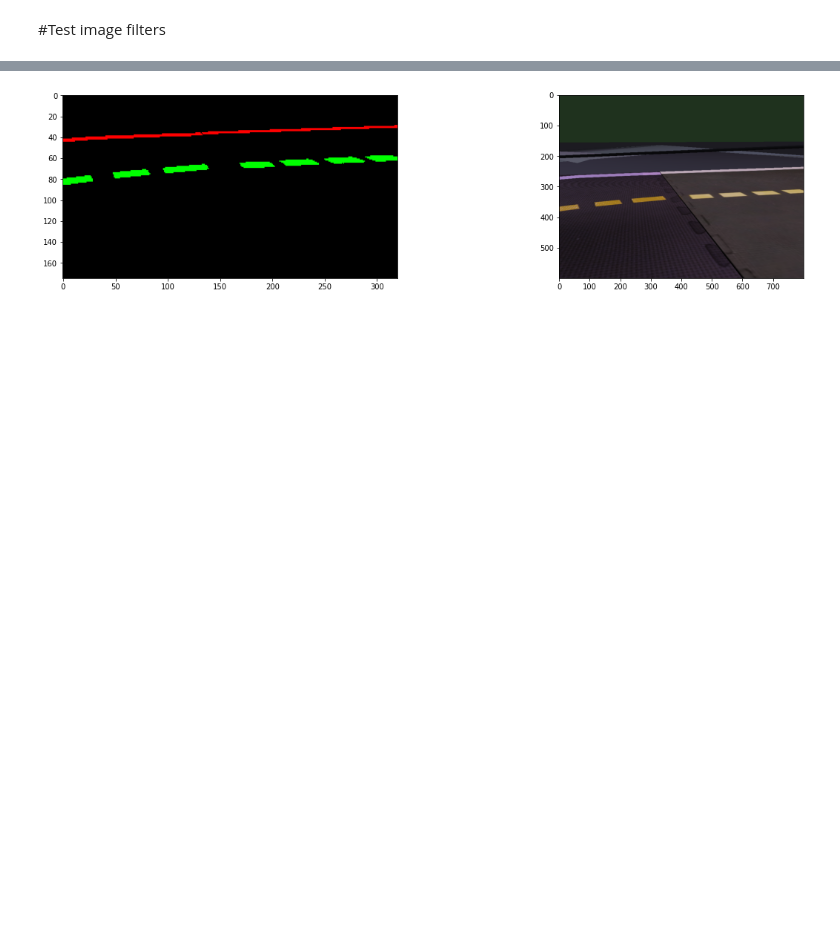
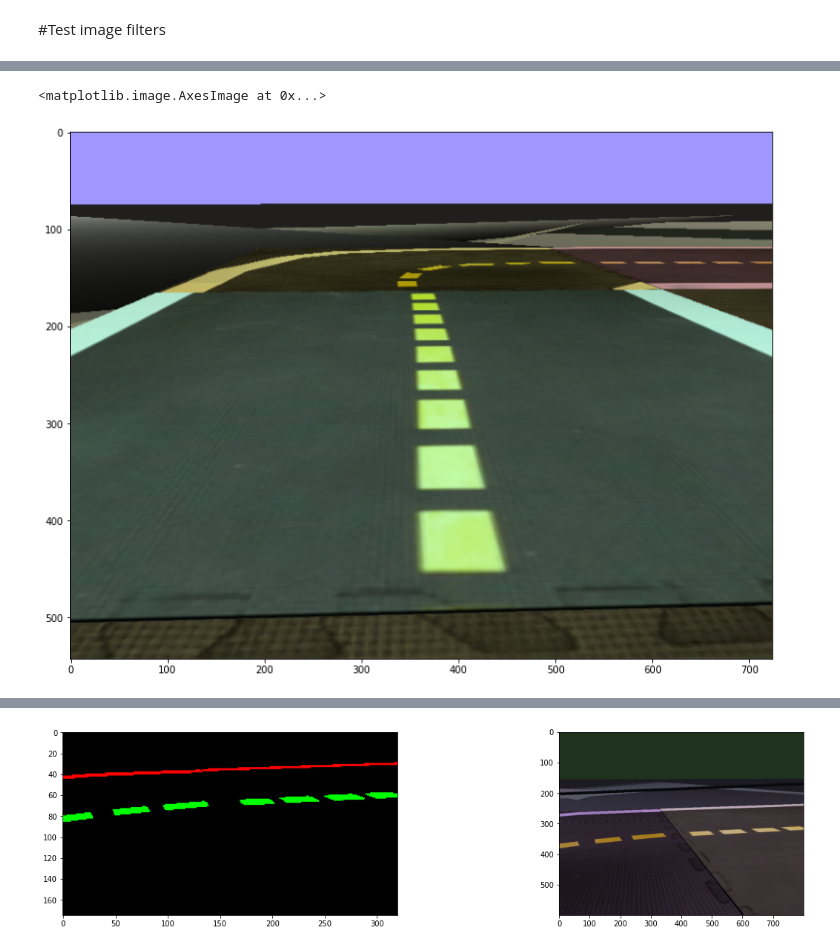
Before and after one commit to poliduckie/ReinforcementLearning, a Jupyter notebook: line_detection.ipynb, the cells around one changed output, grey strips where cells are left out. Saved outputs shown, nothing was run; the diff lists cells and outputs as text; code cells hidden in the pictures; blank space fills up the shorter version.

```diff
--- a/line_detection.ipynb
+++ b/line_detection.ipynb
@@ -138,0 +175,16 @@ class ObsWrapper(gym.ObservationWrapper):
+# %%
+from PIL import Image
+import requests
+from io import BytesIO
+
+response = requests.get("https://raw.githubusercontent.com/poliduckie/ReinforcementLearning/main/wrappers/perfect_road.png?token=AKSDDREC4VUIYDJE6Z7SMXTBR27N6")
+try:
+  test = Image.open(BytesIO(response.content))
+except Exception:
+  print("You have to get the image from github becuase of private folder etc")
+  raise
+test = test.convert('RGB')
+plt.imshow(test)
+# %% [output]
+<matplotlib.image.AxesImage at 0x...>
+[figure, added]
```
Also changed, not shown: parts of 9 cells of this notebook.
